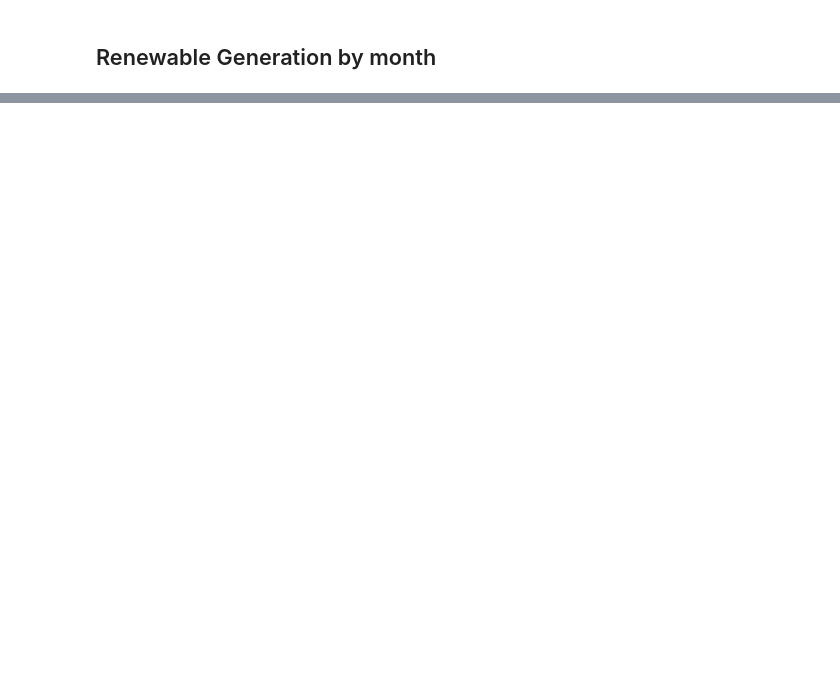
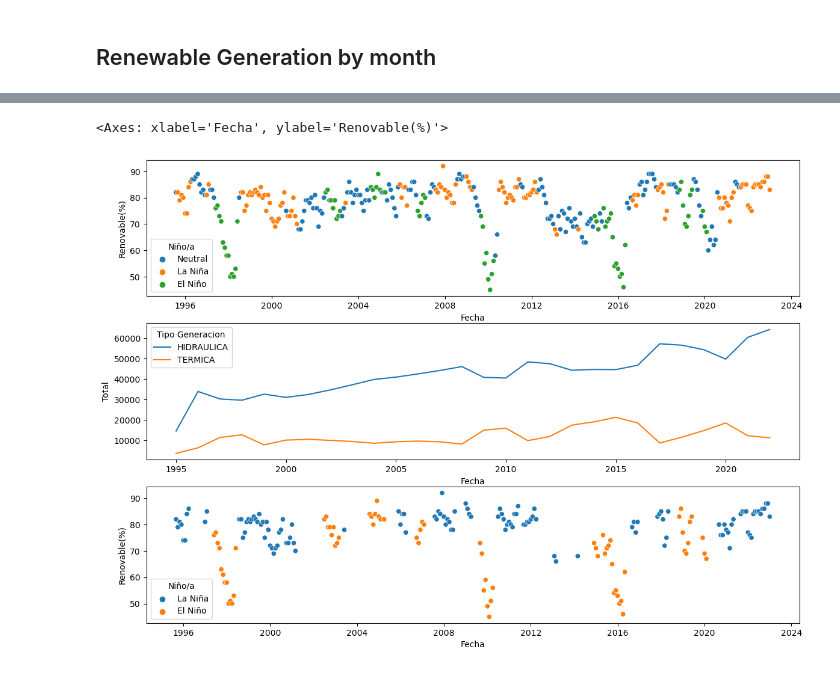
Before and after one commit to Mateoferrnandez/GeneracionElectricaColombia, a Jupyter notebook: notebooks/ElectricGeneration_colombia copy.ipynb, the cells around one changed output, grey strips where cells are left out. Saved outputs shown, nothing was run; the diff lists cells and outputs as text; code cells hidden in the pictures; blank space fills up the shorter version.

```diff
--- a/notebooks/ElectricGeneration_colombia copy.ipynb
+++ b/notebooks/ElectricGeneration_colombia copy.ipynb
@@ -413,0 +421,10 @@ oni.head()
+# %%
+result3=result.pivot(index=["Fecha","Month"],columns='Tipo Generacion',values='Total')
+result3=result3.replace(np.nan,0)
+result3["Sum"]=result3[result3.columns].sum(numeric_only=True,axis=1)
+result3["Renovable(%)"]=round(result3[["EOLICA","HIDRAULICA","SOLAR"]].sum(numeric_only=True,axis=1)/result3["Sum"] *100,2)
+for i in result3.columns:
+     result3[i]=result3[i].apply(lambda x: int(x))
+result3.reset_index(inplace=True)
+result3['Fecha_merge']=result3["Fecha"].dt.year
+result3.head(10)
@@ -413,0 +443,7 @@ oni.head()
+# %%
+url = 'https://origin.cpc.ncep.noaa.gov/products/analysis_monitoring/ensostuff/detrend.nino34.ascii.txt'
+oni = pd.read_csv(url, delim_whitespace=True, header=0)
+oni=oni.loc[(oni["YR"]>=1995 )]
+oni["Niño/a"]=oni["ANOM"].apply(lambda promedio: "El Niño" if promedio > 0.5 else "La Niña" if promedio < -0.5 else "Neutral")
+oni.rename(columns={"YR":"Fecha_merge","MON":"Month"},inplace=True)
+oni.head(15)
@@ -413,0 +467,5 @@ oni.head()
+# %%
+oni2=oni[["Fecha_merge","Month","ANOM","Niño/a"]]
+result4=result3.merge(oni2,how="inner",on=["Fecha_merge","Month"])
+result4.to_csv("Renwable_month.csv")
+result4.tail(15)
@@ -413,0 +489,11 @@ oni.head()
+# %%
+plt.figure(figsize=(14,10))
+plt.subplot(3,1,1)
+sns.scatterplot(x="Fecha",y="Renovable(%)",data=result4,hue="Niño/a")
+plt.subplot(3,1,2)
+sns.lineplot(x="Fecha",y="Total",data=result.loc[(result["Tipo Generacion"]=="HIDRAULICA") | (result["Tipo Generacion"]=="TERMICA")],hue="Tipo Generacion")
+plt.subplot(3,1,3)
+sns.scatterplot(x="Fecha",y="Renovable(%)",data=result4.loc[(result4["Niño/a"]=="El Niño") | (result4["Niño/a"]=="La Niña")],hue="Niño/a")
+# %% [output]
+<Axes: xlabel='Fecha', ylabel='Renovable(%)'>
+[figure, added]
```
Also changed, not shown: parts of 24 cells of this notebook, 7 other files.
